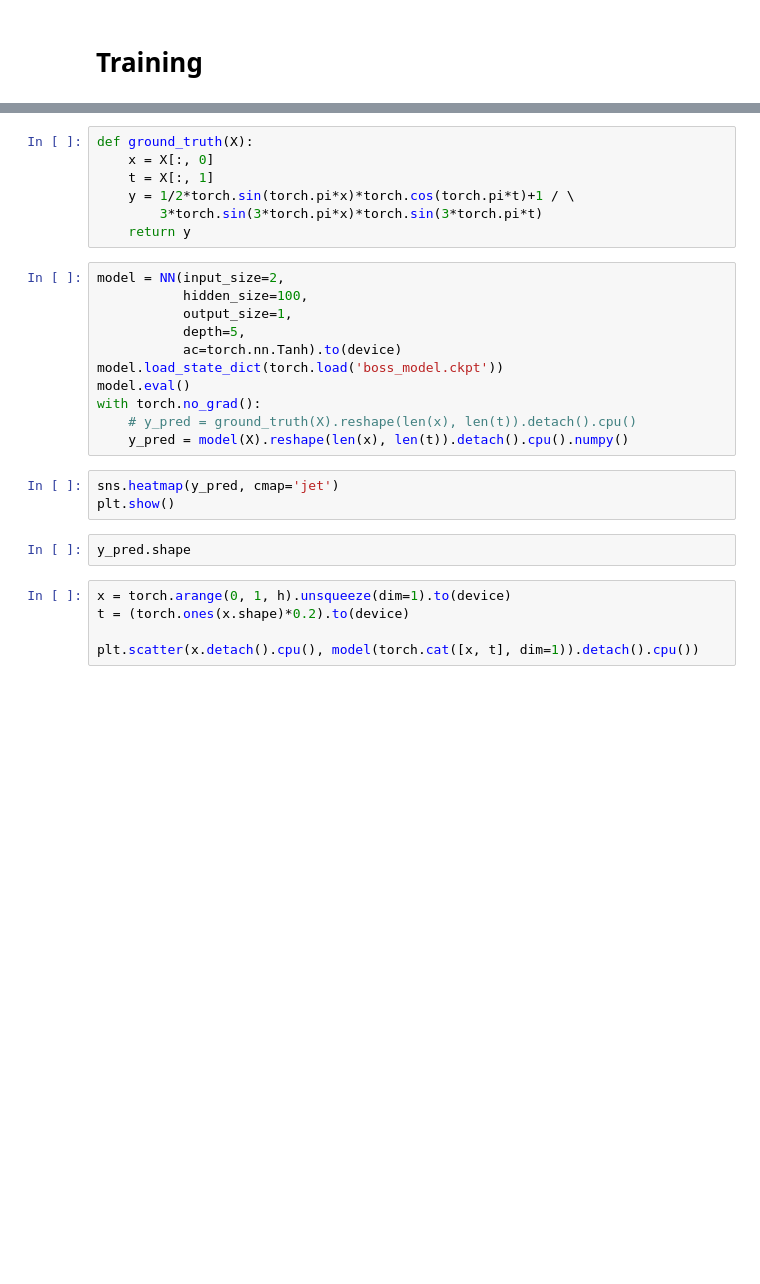
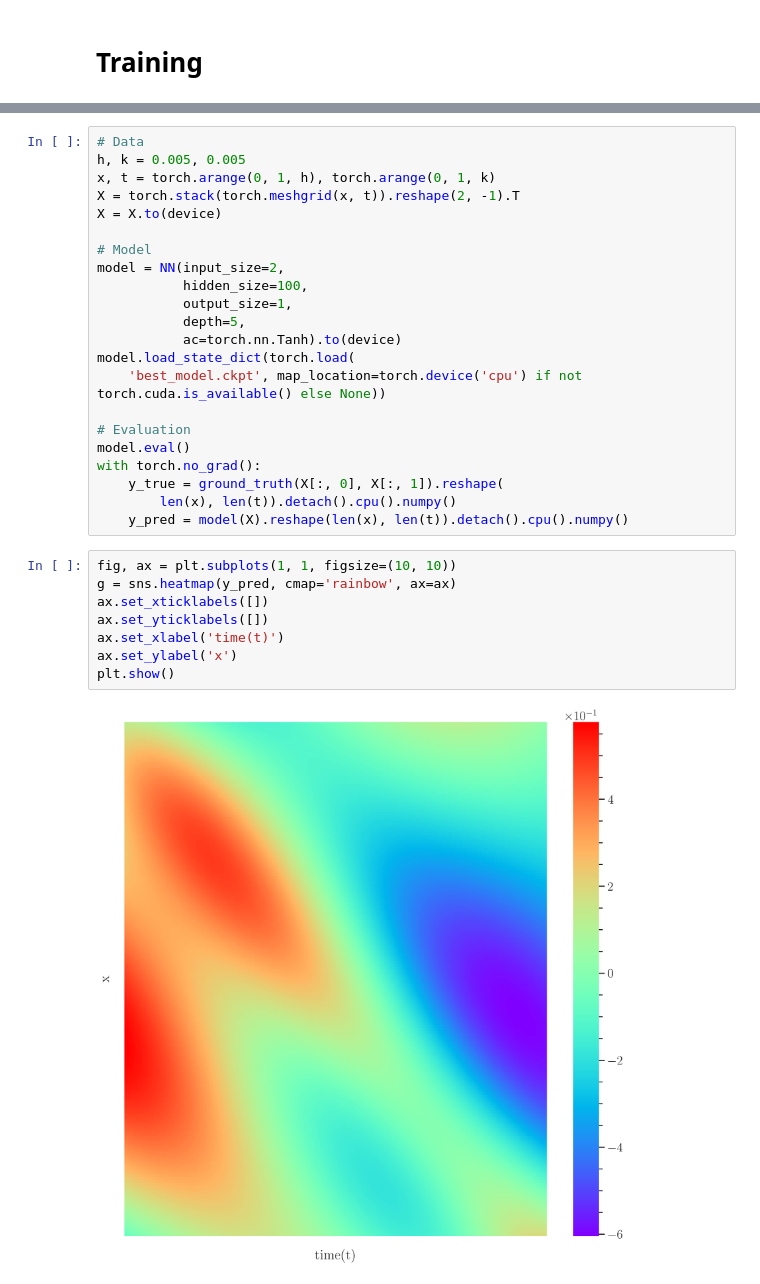
Before and after one commit to DURUII/Replica-PINNs, a Jupyter notebook: Wave Equation/Wave.ipynb, the cells around one changed output, grey strips where cells are left out. Cells and saved outputs as stored; diff of their text form; blank space fills up the shorter version.

```diff
--- a/Wave Equation/Wave.ipynb
+++ b/Wave Equation/Wave.ipynb
@@ -263,28 +269,32 @@ X = X.to(device)
-# %%
-def ground_truth(X):
-    x = X[:, 0]
-    t = X[:, 1]
-    y = 1/2*torch.sin(torch.pi*x)*torch.cos(torch.pi*t)+1 / \
-        3*torch.sin(3*torch.pi*x)*torch.sin(3*torch.pi*t)
-    return y
 # %%
+# Data
+h, k = 0.005, 0.005
+x, t = torch.arange(0, 1, h), torch.arange(0, 1, k)
+X = torch.stack(torch.meshgrid(x, t)).reshape(2, -1).T
+X = X.to(device)
+
+# Model
 model = NN(input_size=2,
            hidden_size=100,
            output_size=1,
            depth=5,
            ac=torch.nn.Tanh).to(device)
-model.load_state_dict(torch.load('boss_model.ckpt'))
+model.load_state_dict(torch.load(
+    'best_model.ckpt', map_location=torch.device('cpu') if not torch.cuda.is_available() else None))
+
+# Evaluation
 model.eval()
 with torch.no_grad():
-    # y_pred = ground_truth(X).reshape(len(x), len(t)).detach().cpu()
+    y_true = ground_truth(X[:, 0], X[:, 1]).reshape(
+        len(x), len(t)).detach().cpu().numpy()
     y_pred = model(X).reshape(len(x), len(t)).detach().cpu().numpy()
-# %%
-sns.heatmap(y_pred, cmap='jet')
-plt.show()
-# %%
-y_pred.shape
-# %%
-x = torch.arange(0, 1, h).unsqueeze(dim=1).to(device)
-t = (torch.ones(x.shape)*0.2).to(device)
-
-plt.scatter(x.detach().cpu(), model(torch.cat([x, t], dim=1)).detach().cpu())
+# %%
+fig, ax = plt.subplots(1, 1, figsize=(10, 10))
+g = sns.heatmap(y_pred, cmap='rainbow', ax=ax)
+ax.set_xticklabels([])
+ax.set_yticklabels([])
+ax.set_xlabel('time(t)')
+ax.set_ylabel('x')
+plt.show()
+# %% [output]
+[figure, added]
```
Also changed, not shown: parts of 7 cells of this notebook.
